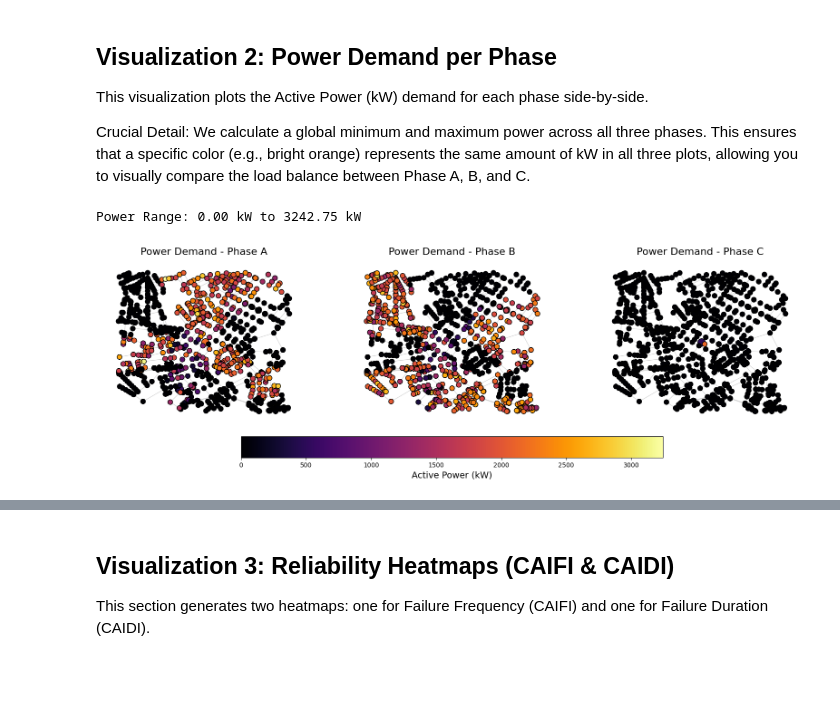
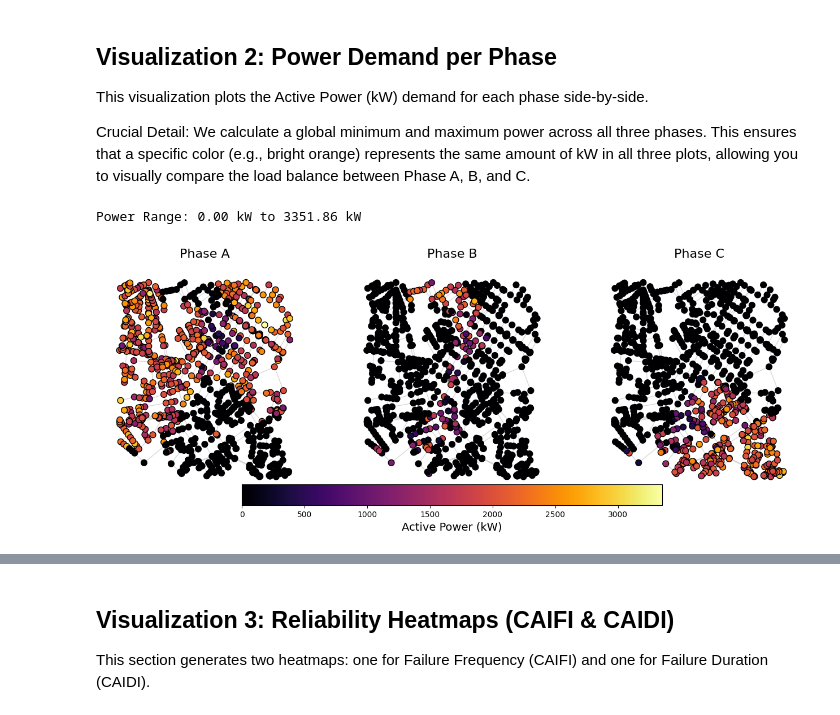
Before and after one commit to HenriqueCaetano1/bayesgrid, a Jupyter notebook: notebook_tutorials/5 Visualization of generated grids.ipynb, the cells around one changed output, grey strips where cells are left out. Drawn from its saved outputs; the diff is of its cells as text; code cells hidden in the pictures; blank space fills up the shorter version.

```diff
--- a/notebook_tutorials/5 Visualization of generated grids.ipynb
+++ b/notebook_tutorials/5 Visualization of generated grids.ipynb
@@ -54,3 +60,29 @@ Specifically, you must have:
 3.  Saved the synthetic data samples (CSVs) in an output folder.
 
 We will now load this pre-generated network and define the folder where our Bayesian models stored their results.
+# %%
+
+SYNTHETIC_DATA_FOLDER = 'new_osm_synthetic_net' # Folder to save our results
+
+# A point in Santo Amaro, São Paulo
+query_point = (-23.649, -46.702)
+
+# net = os.path.join(SYNTHETIC_DATA_FOLDER,'pandapower_network.p')
+
+# We can specify a different line type for this network
+net_point, tree_graph_point = create_osm_pandapower_network(
+    query_point,
+    query_type='point',
+    dist=1500, # 1500-meter radius
+    line_std_type="48-AL1/8-ST1A 20.0" # Example of a different standard
+)
+print(net_point)
+net = net_point
+tree_graph = tree_graph_point
+
+
+#net = pp.from_pickle(os.path.join(SYNTHETIC_DATA_FOLDER,'pandapower_network.p'))
+
+# Keep these for the next steps
+source_bus = net.ext_grid.bus.iloc[0]
+graph_from_net = pn.create_nxgraph(net)
@@ -57,11 +107,5 @@ We will now load this pre-generated network and define the folder where our Baye
 # %%
 
-SYNTHETIC_DATA_FOLDER = 'new_osm_synthetic_net' # Folder to save our results
-net = pp.from_pickle(os.path.join(SYNTHETIC_DATA_FOLDER,'pandapower_network.p'))
-
-# Keep these for the next steps
-source_bus = net.ext_grid.bus.iloc[0] # This will be 0
-graph_from_net = pn.create_nxgraph(net)
 
 
 
@@ -73,7 +117,7 @@ node_sizes = []
 for node in tree_graph.nodes():
     if str(node) == substation_node:
         node_colors.append('red')   # Highlight color for the substation
-        node_sizes.append(100)      # Make it larger
+        node_sizes.append(300)      # Make it larger
     else:
         node_colors.append('gray')  # Color for other nodes
         node_sizes.append(5)        # Make other nodes small
@@ -89,6 +133,6 @@ fig, ax = ox.plot_graph(
     edge_alpha=0.8,
     bgcolor='white',
     show=False,
-    close=False
+    close=False,
 )
 # %% [output]
@@ -167,7 +203,7 @@ Example coord for bus 0: [-46.701839, -23.649094]
 Since our CSVs contain many stochastic samples (e.g., 100 variations), we must select **one** specific sample ID to visualize. This allows you to see how a single, consistent realization of the network looks.
 # %%
 # Choose which sample to visualize (0 to N_SAMPLES - 1)
-SAMPLE_ID = 30
+SAMPLE_ID = 53
 
 print(f"Filtering data for Sample ID: {SAMPLE_ID}")
 
@@ -262,7 +299,7 @@ p_max = max(all_p_values)
 print(f"Power Range: {p_min:.2f} kW to {p_max:.2f} kW")
 
 # --- 3. Plotting ---
-fig, axes = plt.subplots(1, 3, figsize=(20, 6))
+fig, axes = plt.subplots(1, 3, figsize=(16, 6))
 
 # Helper list for looping
 phases_data = [
@@ -270,34 +307,34 @@ phases_data = [
     ('Phase B', p_b_values, axes[1]),
     ('Phase C', p_c_values, axes[2])
 ]
 
 for phase_name, p_values, ax in phases_data:
     # Draw faint edges for context
     nx.draw_networkx_edges(graph_from_net, pos=bus_geo_data, ax=ax,
                            edge_color='gray', alpha=0.3)
 
     # Draw nodes colored by power
     nodes = nx.draw_networkx_nodes(
         graph_from_net, pos=bus_geo_data, ax=ax,
         node_size=[150 if n==source_bus else 60 for n in graph_from_net.nodes],
         node_color=p_values,
         cmap=plt.cm.inferno, # 'inferno' is great for intensity (black->red->yellow)
         vmin=p_min, vmax=p_max, # <--- Shared scale
         edgecolors='black'
     )
-    ax.set_title(f"Power Demand - {phase_name}", fontsize=16)
+    ax.set_title(f"{phase_name}", fontsize=16)
     ax.axis('off')
 
 # --- 4. Add Shared Colorbar ---
 # Create a dummy mappable for the colorbar
 sm = plt.cm.ScalarMappable(cmap=plt.cm.inferno, norm=plt.Normalize(vmin=p_min, vmax=p_max))
 sm.set_array([])
 
 # Place colorbar at the bottom
-cbar = fig.colorbar(sm, ax=axes.ravel().tolist(), shrink=0.6, location='bottom', pad=0.05)
+cbar = fig.colorbar(sm, ax=axes.ravel().tolist(), shrink=0.6, location='bottom', pad=-0.05)
 cbar.set_label('Active Power (kW)', fontsize=14)
 
 plt.show()
 # %% [output]
-Power Range: 0.00 kW to 3242.75 kW
+Power Range: 0.00 kW to 3351.86 kW
-[figure, old version]
+[figure, new version]
```
Also changed, not shown: parts of 23 cells of this notebook, 5 other files.
